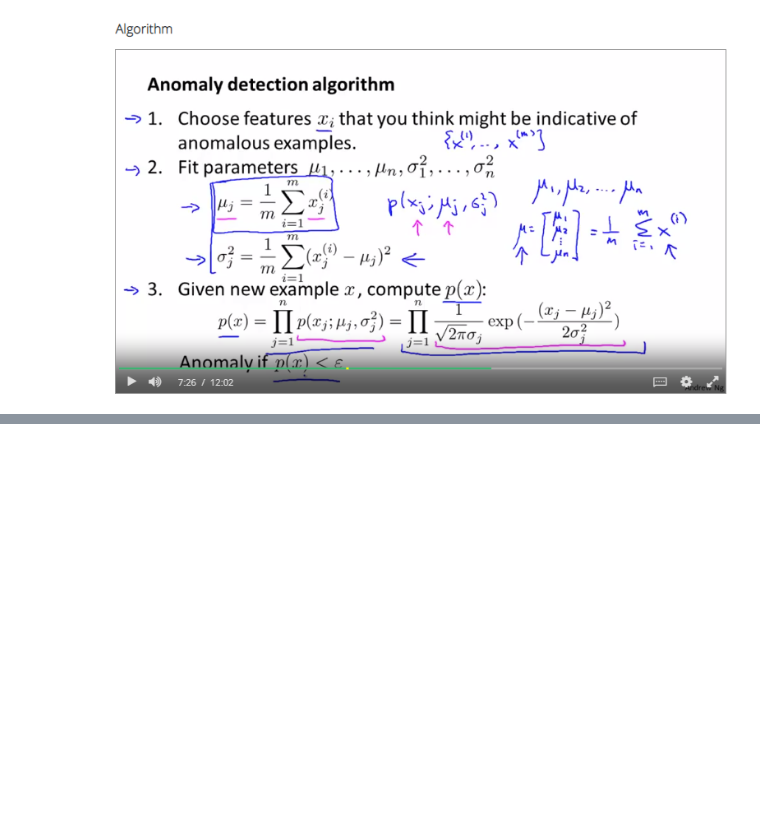
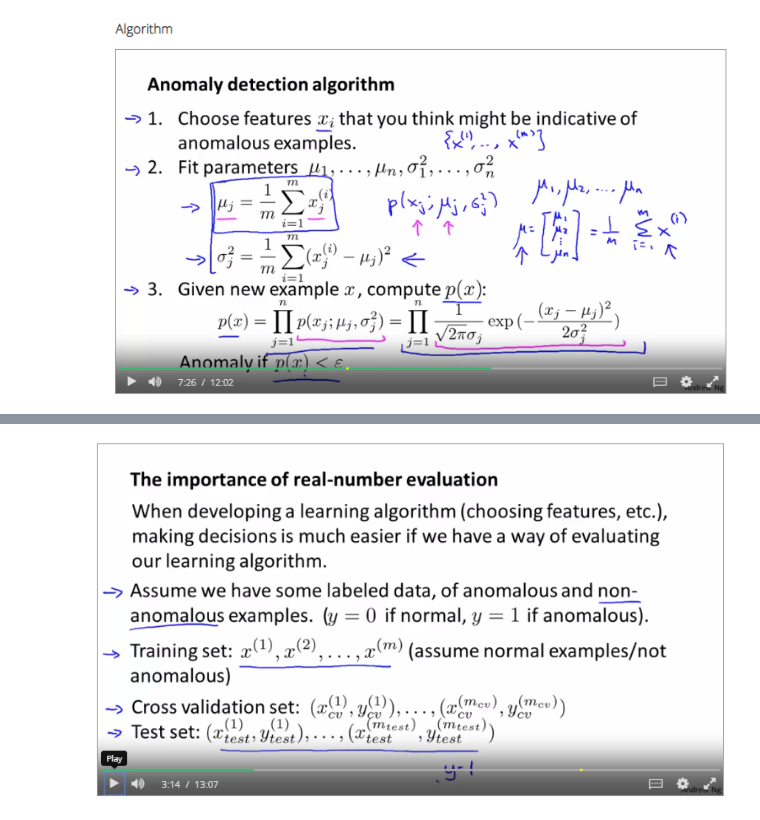
Before and after one commit to louloret/Andrew-NG-Machine-Learning, a Jupyter notebook: Week 9 Anomaly Detection-checkpoint.ipynb, the cells around one changed output, grey strips where cells are left out. Drawn from its saved outputs; the diff is of its cells as text; code cells hidden in the pictures; blank space fills up the shorter version.

```diff
--- a/Week 9 Anomaly Detection-checkpoint.ipynb
+++ b/Week 9 Anomaly Detection-checkpoint.ipynb
@@ -55,0 +69,4 @@ Image(filename =  path + "anomaly_detection4.png")
+# %%
+Image(filename =  path + "developing.png")
+# %% [output]
+[figure, added]
```
Also changed, not shown: parts of 8 cells of this notebook.
